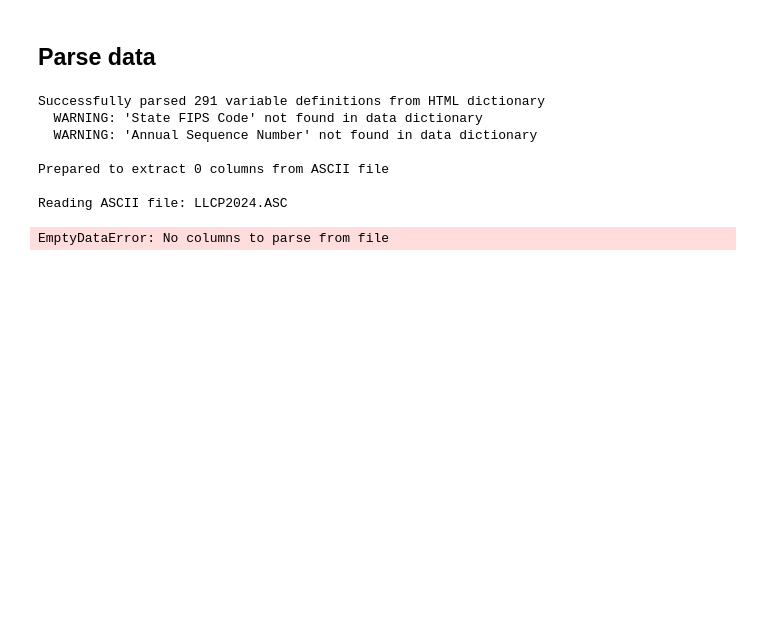
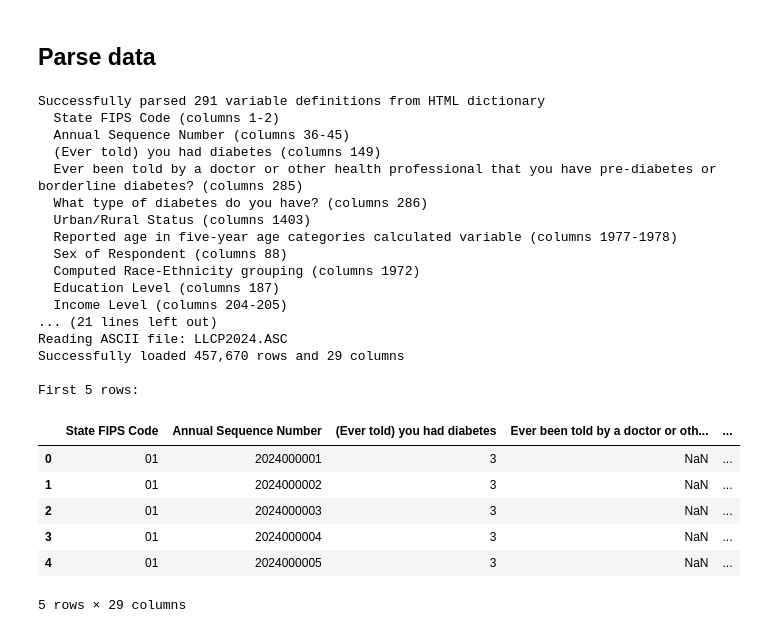
Before and after one commit to frederick-douglas-pearce/BRFSS-diabetes-2024, a Jupyter notebook: parse_raw_data.ipynb, the cells around one changed output. Cells and saved outputs as stored; diff of their text form; code cells hidden in the pictures; blank space fills up the shorter version.

```diff
--- a/parse_raw_data.ipynb
+++ b/parse_raw_data.ipynb
@@ -40,3 +92,3 @@ Archive:  LLCP2024ASC.zip
 # %%
 asc_file = !ls LLCP2024*.ASC*
-asc_file
+asc_file = asc_file[0]
@@ -64,5 +114,8 @@ dict_zip = !ls codebook24_llcp*.zip
 # %% [output]
 Archive:  codebook24_llcp-v2-508.zip
   inflating: USCODE24_LLCP_082125.HTML
+# %%
+html_file = !ls USCODE24_LLCP*.HTML
+html_file = html_file[0]
 # %% [markdown]
 ## Parse data
@@ -126,11 +125,37 @@ def build_column_lookup(html_file):
 columns_to_extract = [
     "State FIPS Code",
     "Annual Sequence Number",
-    # Add more labels here as needed (up to 25 total)
+    "(Ever told) you had diabetes",
+    "Ever been told by a doctor or other health professional that you have pre-diabetes or borderline diabetes?",
+    "What type of diabetes do you have?",
+    "Urban/Rural Status",
+    "Reported age in five-year age categories calculated variable",
+    "Sex of Respondent",
+    "Computed Race-Ethnicity grouping",
+    "Education Level",
+    "Income Level",
+    "Have Personal Health Care Provider?",
+    "Could Not Afford To See Doctor",
+    "Computed Weight in Kilograms",
+    "Computed Height in Meters",
+    "Computed body mass index",
+    "Exercise in Past 30 Days",
+    "How often did you drink regular soda or pop that contains sugar?",
+    "How often did you drink sugar-sweetened drinks?",
+    "Computed Smoking Status",
+    "Computed number of drinks of alcohol beverages per week",
+    "General Health",
+    "Ever Diagnosed with Heart Attack",
+    "Ever Diagnosed with Angina or Coronary Heart Disease",
+    "Ever Diagnosed with a Stroke",
+    "Ever told you have kidney disease?",
+    "Ever Told Had Asthma",
+    "(Ever told) you had a depressive disorder",
+    "Told Had Arthritis"
 ]
 
 # Step 2: Build lookup dictionary from HTML data dictionary
-html_file = 'USCODE24_LLCP_082125.HTML'
+# html_file = 'USCODE24_LLCP_082125.HTML'
 column_lookup = build_column_lookup(html_file)
 
 # Step 3: Convert labels to colspecs for pd.read_fwf()
@@ -152,48 +177,62 @@ for label in columns_to_extract:
         # Convert to 0-based indexing for Python
         colspecs.append((start - 1, end))
 
-        # Use SAS variable name for column name
-        col_name = col_info['sas_name']
-        column_names.append(col_name)
+        # Use label for column name
+        column_names.append(label)
 
         # Set dtype (start with string for safety, can convert later)
-        dtypes[col_name] = str
+        dtypes[label] = str
 
-        print(f"  {label} -> {col_name} (columns {col_range})")
+        print(f"  {label} (columns {col_range})")
     else:
         print(f"  WARNING: '{label}' not found in data dictionary")
 
 print(f"\nPrepared to extract {len(colspecs)} columns from ASCII file")
 
 # Step 4: Read the ASCII file using pd.read_fwf()
-print(f"\nReading ASCII file: {asc_file[0]}")
+print(f"\nReading ASCII file: {asc_file}")
 df = pd.read_fwf(
-    asc_file[0],
+    asc_file,
     colspecs=colspecs,
     names=column_names,
     dtype=dtypes,
     encoding='ascii'
 )
 
 print(f"Successfully loaded {len(df):,} rows and {len(df.columns)} columns")
 
 # Step 5: Display results
 print("\nFirst 5 rows:")
 display(df.head())
 
 print("\nDataset info:")
 print(df.info())
 
 print("\nColumn value counts:")
 for col in df.columns:
-    print(f"\n{col}:")
     print(df[col].value_counts().head(10))
 # %% [output]
 Successfully parsed 291 variable definitions from HTML dictionary
-  WARNING: 'State FIPS Code' not found in data dictionary
-  WARNING: 'Annual Sequence Number' not found in data dictionary
+  State FIPS Code (columns 1-2)
+  Annual Sequence Number (columns 36-45)
+  (Ever told) you had diabetes (columns 149)
+  Ever been told by a doctor or other health professional that you have pre-diabetes or borderline diabetes? (columns 285)
+  What type of diabetes do you have? (columns 286)
+  Urban/Rural Status (columns 1403)
+  Reported age in five-year age categories calculated variable (columns 1977-1978)
+  Sex of Respondent (columns 88)
+  Computed Race-Ethnicity grouping (columns 1972)
+  Education Level (columns 187)
+  Income Level (columns 204-205)
+... (21 lines left out)
+Reading ASCII file: LLCP2024.ASC
+Successfully loaded 457,670 rows and 29 columns
 
-Prepared to extract 0 columns from ASCII file
-
-Reading ASCII file: LLCP2024.ASC
+First 5 rows:
+|  | State FIPS Code | Annual Sequence Number | (Ever told) you had diabetes | Ever been told by a doctor or oth... | ... |
+| 0 | 01 | 2024000001 | 3 | NaN | ... |
+| 1 | 01 | 2024000002 | 3 | NaN | ... |
+| 2 | 01 | 2024000003 | 3 | NaN | ... |
+| 3 | 01 | 2024000004 | 3 | NaN | ... |
+| 4 | 01 | 2024000005 | 3 | NaN | ... |
-EmptyDataError: No columns to parse from file
+5 rows × 29 columns
```
Also changed, not shown: parts of 10 cells of this notebook.
